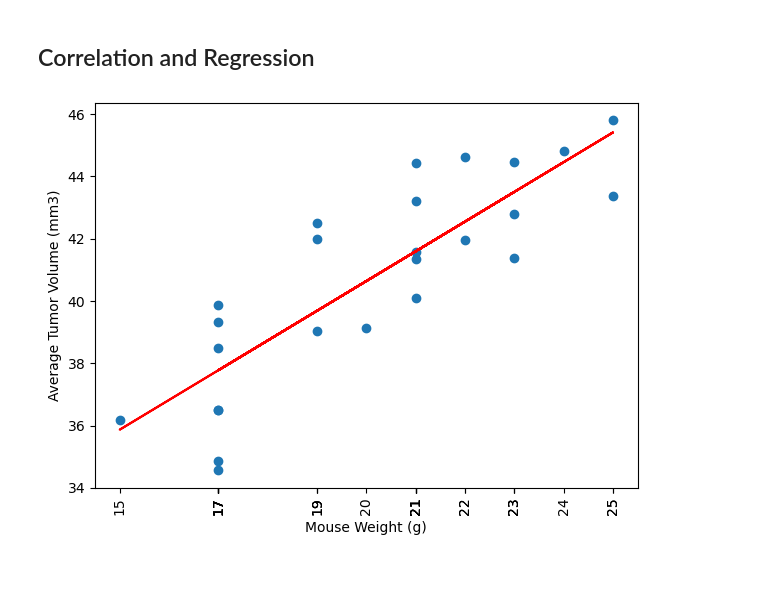
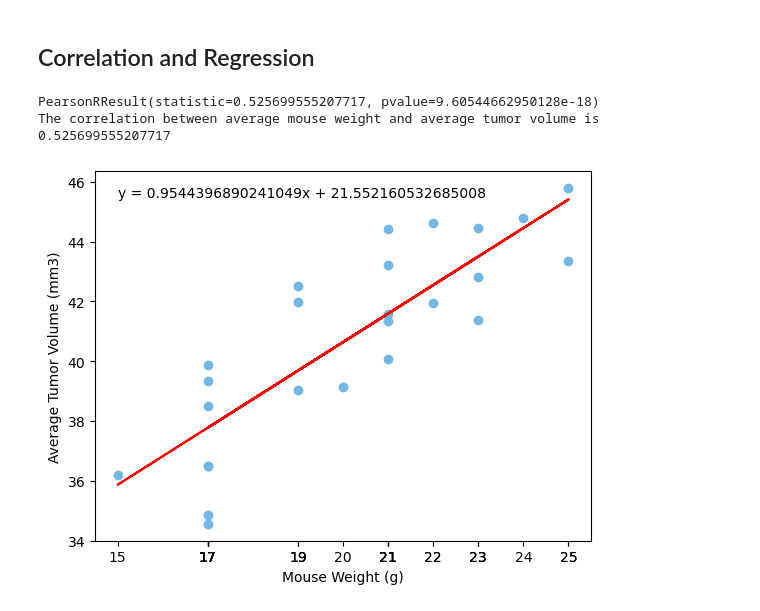
Before and after one commit to stephaniepatriciaans/Data-Visualization, a Jupyter notebook: Pymaceuticals/pymaceuticals_starters1.ipynb, the cells around one changed output. Saved outputs shown, nothing was run; the diff lists cells and outputs as text; code cells hidden in the pictures; blank space fills up the shorter version.

```diff
--- a/Pymaceuticals/pymaceuticals_starters1.ipynb
+++ b/Pymaceuticals/pymaceuticals_starters1.ipynb
@@ -279,9 +294,8 @@ plt.show()
 # %%
 # Generate a scatter plot of mouse weight vs. the average observed tumor volume for the entire Capomulin regimen
-capomulin_data = combined_data[combined_data["Drug Regimen"] == "Capomulin"]
+capomulin_data = clean_data[clean_data["Drug Regimen"] == "Capomulin"]
 average_tumor_volume = capomulin_data.groupby("Mouse ID")["Tumor Volume (mm3)"].mean()
 mouse_weight = capomulin_data.groupby("Mouse ID")["Weight (g)"].first()
-plt.figure(figsize=(7, 5))
 plt.scatter(mouse_weight, average_tumor_volume)
 plt.xlabel("Mouse Weight (g)")
 plt.ylabel("Average Tumor Volume (mm3)")
@@ -292,22 +306,25 @@ plt.show()
 # %% [markdown]
 ## Correlation and Regression
 # %%
-# Calculate the correlation coefficient and a linear regression model
-# for mouse weight and average observed tumor volume for the entire Capomulin regimen
-capomulin_data = combined_data[combined_data["Drug Regimen"] == "Capomulin"]
-average_tumor_volume = capomulin_data.groupby("Mouse ID")["Tumor Volume (mm3)"].mean()
-mouse_weight = capomulin_data.groupby("Mouse ID")["Weight (g)"].first()
+# Calculate the correlation coefficient and linear regression model for mouse weight and average observed tumor volume for the entire Capomulin regimen
+correlation = st.pearsonr(capomulin_data['Weight (g)'], capomulin_data['Tumor Volume (mm3)'])
+print(correlation)
+print(f'The correlation between average mouse weight and average tumor volume is {correlation[0]}')
 
-pe_slope, pe_int, pe_r, pe_p, pe_std_err = st.linregress(mouse_weight, average_tumor_volume)
-pe_fit = pe_slope * mouse_weight + pe_int
+# Linear reggresion
+(slope, intercept, r, p, stderr) = st.linregress(mouse_weight, average_tumor_volume)
+line_reggresion = slope * mouse_weight + intercept
+line_reggresion_show = f'y = {slope}x + {intercept}'
 
-plt.figure(figsize=(7, 5))
-plt.scatter(mouse_weight, average_tumor_volume)
-plt.plot(mouse_weight,pe_fit,"-", color="red")
+plt.scatter(mouse_weight, average_tumor_volume, color='#72b7e3')
+plt.plot(mouse_weight,line_reggresion,"-", color='red')
+plt.annotate(line_reggresion_show, (15,45.5))
 plt.xlabel("Mouse Weight (g)")
 plt.ylabel("Average Tumor Volume (mm3)")
-plt.xticks(mouse_weight, rotation=90)
+plt.xticks(mouse_weight, rotation='horizontal')
 
 plt.show()
 # %% [output]
+PearsonRResult(statistic=0.525699555207717, pvalue=9.60544662950128e-18)
+The correlation between average mouse weight and average tumor volume is 0.525699555207717
-[figure, old version]
+[figure, new version]
```
Also changed, not shown: parts of 9 cells of this notebook.
